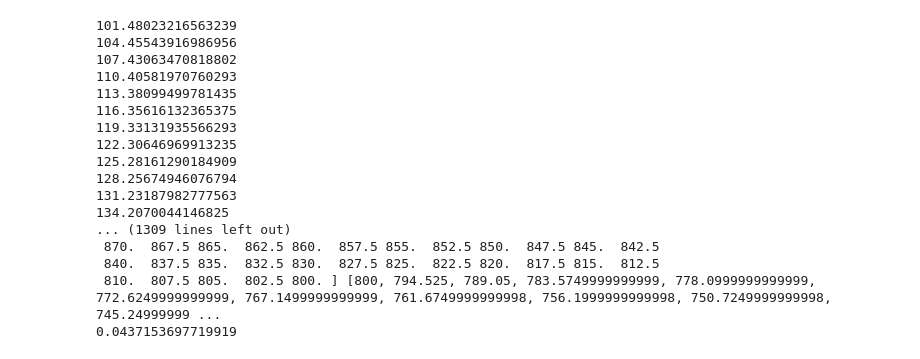
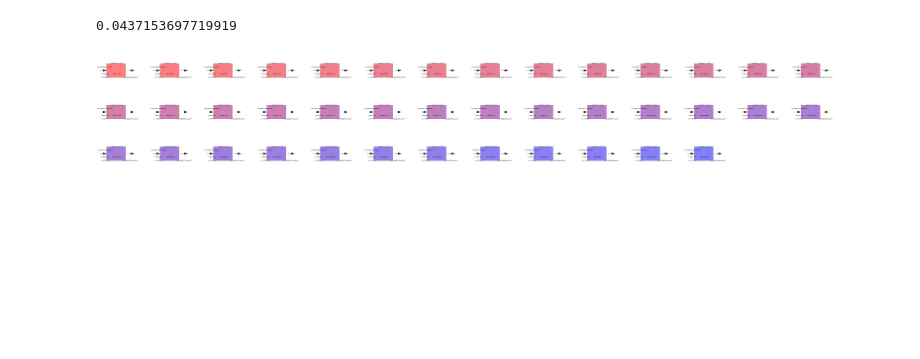
Before and after one commit to gabriele-ferrero/TRIOMA, a Jupyter notebook: Examples/try_frac_HX.ipynb, the cells around one changed output. Drawn from its saved outputs; the diff is of its cells as text; code cells hidden in the pictures; blank space fills up the shorter version.

```diff
--- a/Examples/try_frac_HX.ipynb
+++ b/Examples/try_frac_HX.ipynb
@@ -45,46 +45,32 @@ c0=BB.c_out
 U0=BB.m_coolant/(rho_flibe*np.pi*d_hyd**2/4*n_pipes)
 err=1
 tol=1E-6
 c_in=c0
 i=0
 geometry=Geometry(D=d_hyd,L=L,thick=0.25E-3)
 flibe=Fluid(T=T, Solubility=k_H, MS=True,D=D_flibe, d_Hyd=d_hyd ,mu=mu_flibe,rho=rho_flibe,U0=U0,k=mat.k,
     cp=mat.cp)
 Steel = Membrane( T=T,
         D=D_S,
         thick=0.25E-3,
         K_S=K_S_S,
         k_d=1E6,
         k_r=1E6,k=21)
 mat_HX=materials.Flibe((BB.T_in+BB.T_out)/2)
 d_hyd_HX=20E-3
 U0_HX=BB.m_coolant/(mat_HX.rho*np.pi*d_hyd_HX**2/4*n_pipes_HX)
 flibe_HX=Fluid(T=(BB.T_in+BB.T_out)/2, Solubility=mat_HX.Solubility, MS=True,D=mat_HX.D, d_Hyd=d_hyd_HX ,mu=mat_HX.mu,U0=U0_HX,rho=mat_HX.rho,k=mat.k,cp=mat_HX.cp)
 geometry_HX=Geometry(D=d_hyd_HX,L=L,thick=0.25E-3)
 HX = Component(c_in=c_in,geometry=geometry_HX, fluid=flibe_HX, membrane=Steel)
 PAV_geometry=Geometry(D=d_hyd,L=L,thick=0.25E-3)
 PAV = Component(c_in=c_in,geometry=PAV_geometry, fluid=flibe, membrane=Steel)
 HX.get_global_HX_coeff(0)
 circuit_HX=HX.split_HX(N=41,T_in_hot=BB.T_out,T_out_hot=BB.T_in,T_in_cold=581,T_out_cold=800,U=HX.U,Q=BB.Q/n_pipes_HX)
 
 circuit_HX.solve_circuit()
 circuit_HX.get_eff_circuit()
 print(circuit_HX.eff)
+circuit_HX.plot_circuit()
 # %% [output]
-101.48023216563239
-104.45543916986956
-107.43063470818802
-110.40581970760293
-113.38099499781435
-116.35616132365375
-119.33131935566293
-122.30646969913235
-125.28161290184909
-128.25674946076794
-131.23187982777563
-134.2070044146825
-... (1309 lines left out)
- 870.  867.5 865.  862.5 860.  857.5 855.  852.5 850.  847.5 845.  842.5
- 840.  837.5 835.  832.5 830.  827.5 825.  822.5 820.  817.5 815.  812.5
- 810.  807.5 805.  802.5 800. ] [800, 794.525, 789.05, 783.5749999999999, 778.0999999999999, 772.6249999999999, 767.1499999999999, 761.6749999999998, 756.1999999999998, 750.7249999999998, 745.24999999 ...
 0.0437153697719919
+[figure, added]
```
